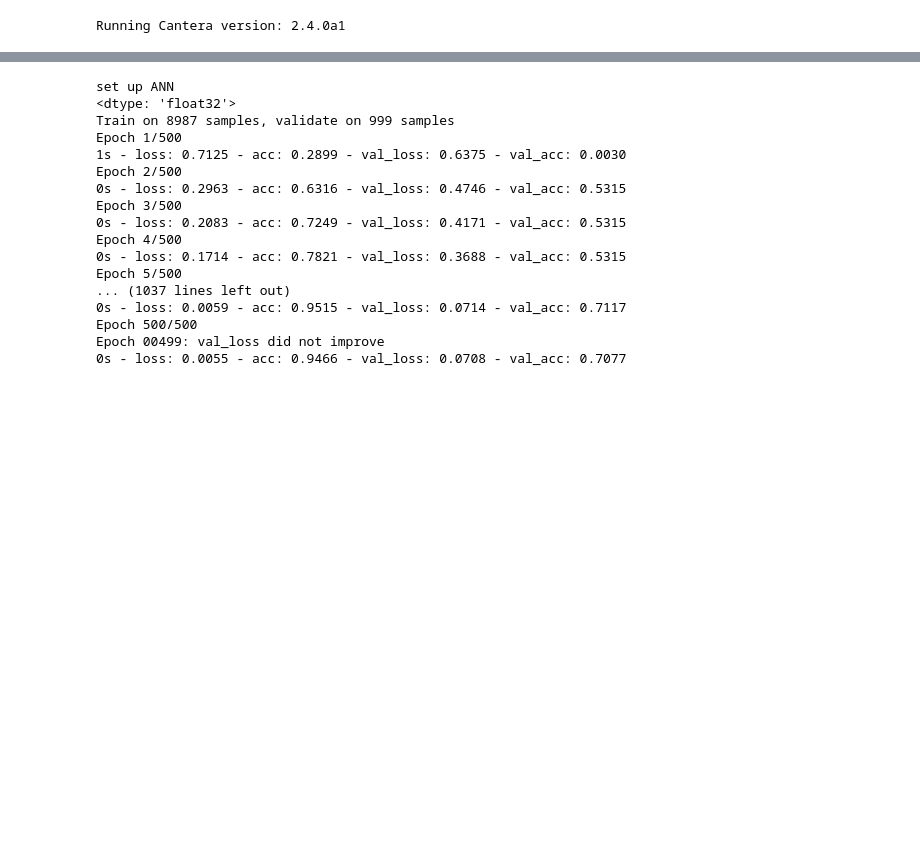
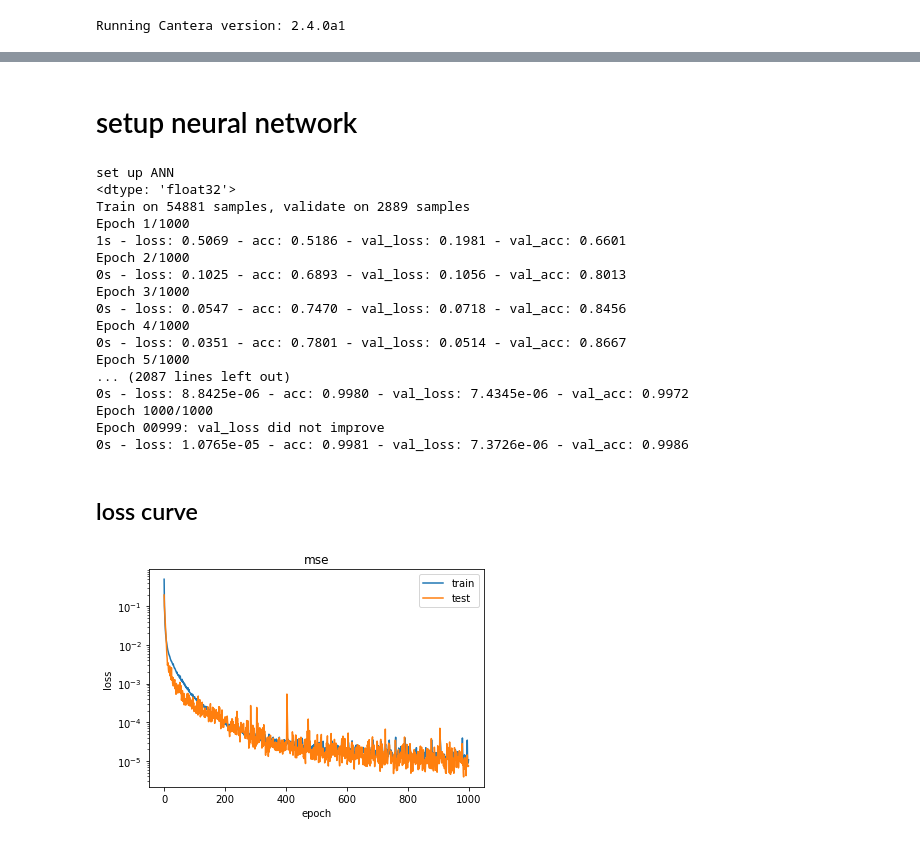
Before and after one commit to puttak/cantera-1, a Jupyter notebook: H2 inginition ANN mapping.ipynb, the cells around one changed output, grey strips where cells are left out. Drawn from its saved outputs; the diff is of its cells as text; code cells hidden in the pictures; blank space fills up the shorter version.

```diff
--- a/H2 inginition ANN mapping.ipynb
+++ b/H2 inginition ANN mapping.ipynb
@@ -43,17 +61,13 @@ float32
 # %%
-from reactor_ode import train_org, train_new, train_res
-#from sklearn.utils import shuffle
+train_org, train_new = shuffle(train_org, train_new)
+train_new = train_new.drop('temperature', axis=1)
 
-# prepare data
-# train_org = train_org[0.000:0.001]
-# train_new = train_new[0.000:0.001]
-# train_org, train_new = shuffle(train_org, train_new)
-
-output = train_org.columns
+## input
+in_item = train_org.columns
 label_values = []
 input_norm_scalers = {}
 input_std_scalers = {}
-for itm in output:
+for itm in in_item:
     print(itm)
     norm_scaler = MinMaxScaler()
     std_scaler = StandardScaler()
@@ -73,12 +87,15 @@ x_train = np.concatenate(
     label_values,
     axis=1)
 
-output = train_new.columns
+
+## output
+out_item = train_new.columns
+# out_item = out_item.delete(9)
 # output = ['H2']
 label_values = []
 label_norm_scalers = {}
 label_std_scalers = {}
-for itm in output:
+for itm in out_item:
     print(itm)
     # same input_label scaler
     # out = input_std_scalers[itm].transform(train_new[itm].values.reshape(-1, 1))
@@ -119,13 +138,14 @@ temperature
+# %% [markdown]
+# setup neural network
 # %%
-######################
 print('set up ANN')
 # ANN parameters
 dim_input = x_train.shape[1]
 dim_label = y_train.shape[1]
-n_neuron = 100
-batch_size = 512
-epochs = 500
-vsplit = 0.1
+n_neuron = 150
+batch_size = 1024
+epochs = 1000
+vsplit = 0.05
 batch_norm = True
 
 # This returns a tensor
@@ -147,7 +167,7 @@ predictions = Dense(dim_label, activation='linear')(x)
 
 model = Model(inputs=inputs, outputs=predictions)
 
-model.compile(loss='mae', optimizer='adam', metrics=['accuracy'])
+model.compile(loss='mse', optimizer='adam', metrics=['accuracy'])
 
 # checkpoint (save the best model based validate loss)
 filepath = "./tmp/weights.best.cntk.hdf5"
@@ -168,23 +188,35 @@ history = model.fit(
     verbose=2,
     callbacks=callbacks_list,
     shuffle=True)
-
-model.load_weights("./tmp/weights.best.cntk.hdf5")
 # %% [output]
 set up ANN
 <dtype: 'float32'>
-Train on 8987 samples, validate on 999 samples
-Epoch 1/500
-1s - loss: 0.7125 - acc: 0.2899 - val_loss: 0.6375 - val_acc: 0.0030
-Epoch 2/500
-0s - loss: 0.2963 - acc: 0.6316 - val_loss: 0.4746 - val_acc: 0.5315
-Epoch 3/500
-0s - loss: 0.2083 - acc: 0.7249 - val_loss: 0.4171 - val_acc: 0.5315
-Epoch 4/500
-0s - loss: 0.1714 - acc: 0.7821 - val_loss: 0.3688 - val_acc: 0.5315
-Epoch 5/500
-... (1037 lines left out)
-0s - loss: 0.0059 - acc: 0.9515 - val_loss: 0.0714 - val_acc: 0.7117
-Epoch 500/500
-Epoch 00499: val_loss did not improve
-0s - loss: 0.0055 - acc: 0.9466 - val_loss: 0.0708 - val_acc: 0.7077
+Train on 54881 samples, validate on 2889 samples
+Epoch 1/1000
+1s - loss: 0.5069 - acc: 0.5186 - val_loss: 0.1981 - val_acc: 0.6601
+Epoch 2/1000
+0s - loss: 0.1025 - acc: 0.6893 - val_loss: 0.1056 - val_acc: 0.8013
+Epoch 3/1000
+0s - loss: 0.0547 - acc: 0.7470 - val_loss: 0.0718 - val_acc: 0.8456
+Epoch 4/1000
+0s - loss: 0.0351 - acc: 0.7801 - val_loss: 0.0514 - val_acc: 0.8667
+Epoch 5/1000
+... (2087 lines left out)
+0s - loss: 8.8425e-06 - acc: 0.9980 - val_loss: 7.4345e-06 - val_acc: 0.9972
+Epoch 1000/1000
+Epoch 00999: val_loss did not improve
+0s - loss: 1.0765e-05 - acc: 0.9981 - val_loss: 7.3726e-06 - val_acc: 0.9986
+# %% [markdown]
+## loss curve
+# %%
+fig = plt.figure()
+plt.semilogy(history.history['loss'])
+if vsplit:
+    plt.semilogy(history.history['val_loss'])
+plt.title('mse')
+plt.ylabel('loss')
+plt.xlabel('epoch')
+plt.legend(['train', 'test'], loc='upper right')
+plt.show()
+# %% [output]
+[figure, added]
```
Also changed, not shown: parts of 16 cells of this notebook, 3 other files.
